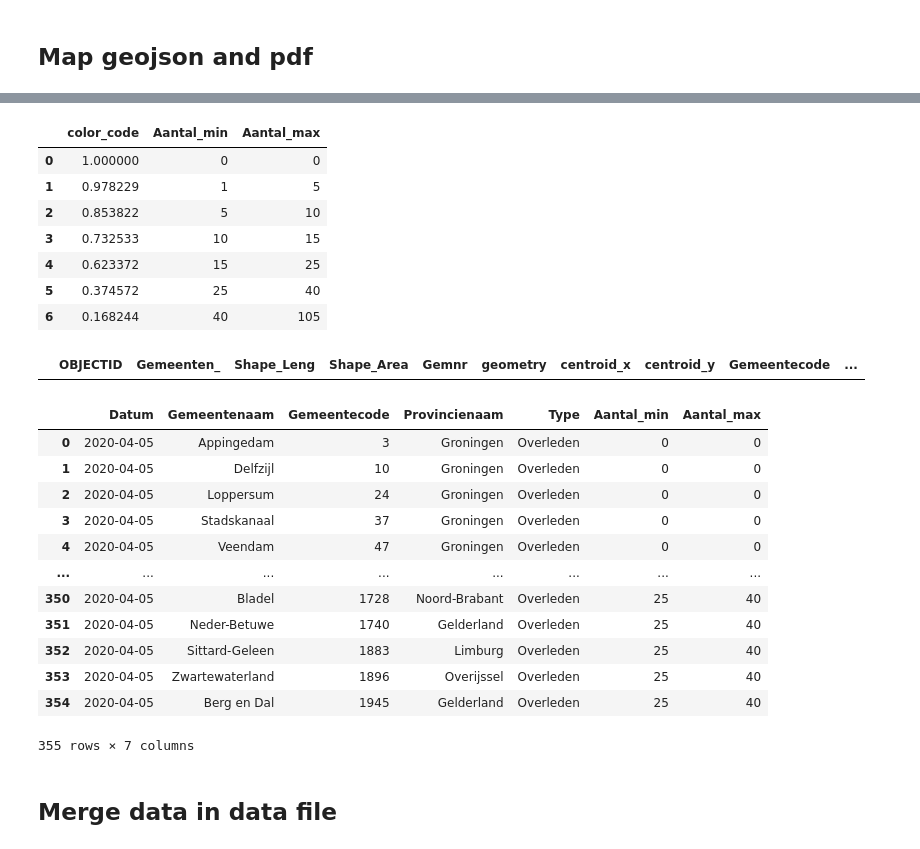
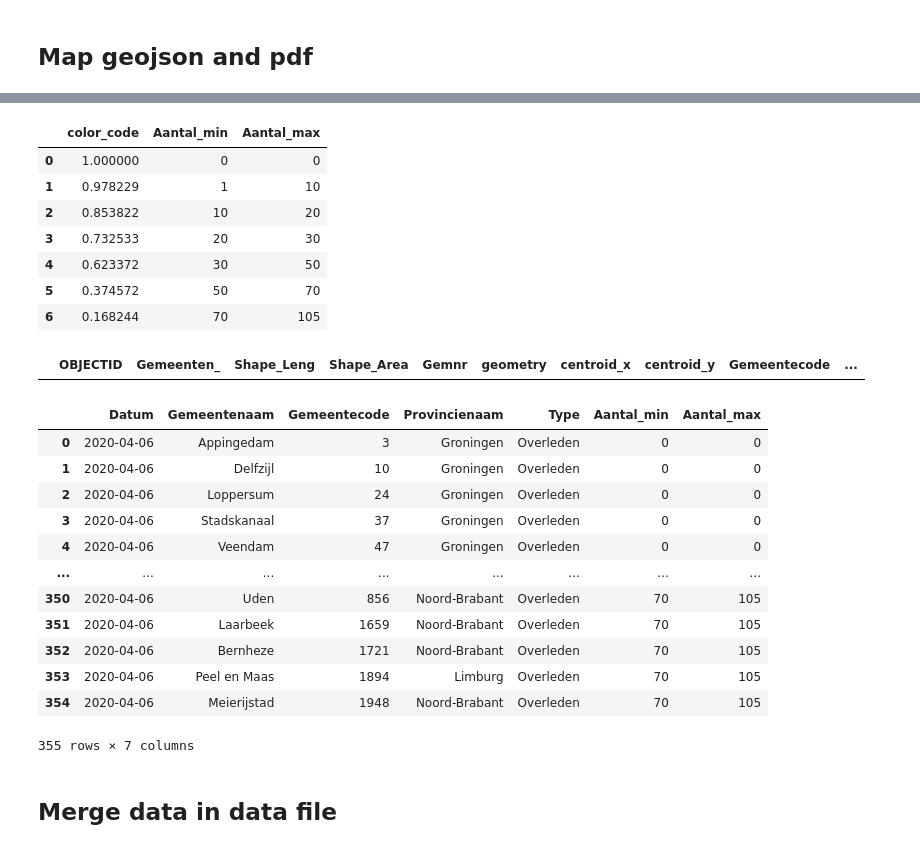
Before and after one commit to J535D165/CoronaWatchNL, a Jupyter notebook: pdf_extract_map.ipynb, the cells around one changed output, grey strips where cells are left out. Cells and saved outputs as stored; diff of their text form; code cells hidden in the pictures.

```diff
--- a/pdf_extract_map.ipynb
+++ b/pdf_extract_map.ipynb
@@ -57,42 +57,42 @@ tmp/8280b75d-4f6f-4039-b99f-4d10e58468d5-15.png
 # %% [markdown]
 ## Static variables
 # %%
-DATE = datetime.date(2020, 4, 5)
+DATE = datetime.date(2020, 4, 6)
 
 # MAP = "Totaal"
 
 # COLOR_BINS = [
 #     (0, 0),
-#     (1, 25),
-#     (25, 50),
-#     (50, 100),
-#     (100, 200),
-#     (200, 300),
-#     (300, 635)
+#     (1, 70),
+#     (70, 115),
+#     (115, 185),
+#     (185, 280),
+#     (280, 440),
+#     (440, 650)
 # ]
 
 # MAP = "Ziekenhuisopname"
 
 # COLOR_BINS = [
 #     (0, 0),
-#     (1, 10),
-#     (10,30),
-#     (30,50),
-#     (50, 100),
-#     (100, 150),
-#     (150, 270)
+#     (1, 25),
+#     (25,40),
+#     (40,65),
+#     (65, 95),
+#     (95, 160),
+#     (160, 275)
 # ]
 
 MAP = "Overleden"
 
 COLOR_BINS = [
     (0, 0),
-    (1, 5),
-    (5, 10),
-    (10, 15),
-    (15, 25),
-    (25, 40),
-    (40, 105)
+    (1, 10),
+    (10, 20),
+    (20, 30),
+    (30, 50),
+    (50, 70),
+    (70, 105)
 ]
 # %%
 plt.figure(figsize=[12,20])
@@ -269,12 +269,12 @@ color_map
 # %% [output]
 |  | color_code | Aantal_min | Aantal_max |
 | 0 | 1.000000 | 0 | 0 |
-| 1 | 0.978229 | 1 | 5 |
-| 2 | 0.853822 | 5 | 10 |
-| 3 | 0.732533 | 10 | 15 |
-| 4 | 0.623372 | 15 | 25 |
-| 5 | 0.374572 | 25 | 40 |
-| 6 | 0.168244 | 40 | 105 |
+| 1 | 0.978229 | 1 | 10 |
+| 2 | 0.853822 | 10 | 20 |
+| 3 | 0.732533 | 20 | 30 |
+| 4 | 0.623372 | 30 | 50 |
+| 5 | 0.374572 | 50 | 70 |
+| 6 | 0.168244 | 70 | 105 |
 # %%
 gemeenten[np.round(gemeenten["color_code"], 3) == 0.551]
 # gemeenten[np.round(gemeenten["color_code"], 3) == 0.548]
@@ -282,24 +282,24 @@ gemeenten[np.round(gemeenten["color_code"], 3) == 0.551]
 |  | OBJECTID | Gemeenten_ | Shape_Leng | Shape_Area | Gemnr | geometry | centroid_x | centroid_y | Gemeentecode | ... |
 # %%
 new_data = gemeenten.merge(color_map, on="color_code")
-new_data["Datum"] = DATE
+new_data["Datum"] = str(DATE)
 new_data["Type"] = MAP
 
 new_data = new_data[["Datum", "Gemeentenaam", "Gemeentecode", "Provincienaam", "Type", "Aantal_min", "Aantal_max"]]
 new_data
 # %% [output]
 |  | Datum | Gemeentenaam | Gemeentecode | Provincienaam | Type | Aantal_min | Aantal_max |
-| 0 | 2020-04-05 | Appingedam | 3 | Groningen | Overleden | 0 | 0 |
-| 1 | 2020-04-05 | Delfzijl | 10 | Groningen | Overleden | 0 | 0 |
-| 2 | 2020-04-05 | Loppersum | 24 | Groningen | Overleden | 0 | 0 |
-| 3 | 2020-04-05 | Stadskanaal | 37 | Groningen | Overleden | 0 | 0 |
-| 4 | 2020-04-05 | Veendam | 47 | Groningen | Overleden | 0 | 0 |
+| 0 | 2020-04-06 | Appingedam | 3 | Groningen | Overleden | 0 | 0 |
+| 1 | 2020-04-06 | Delfzijl | 10 | Groningen | Overleden | 0 | 0 |
+| 2 | 2020-04-06 | Loppersum | 24 | Groningen | Overleden | 0 | 0 |
+| 3 | 2020-04-06 | Stadskanaal | 37 | Groningen | Overleden | 0 | 0 |
+| 4 | 2020-04-06 | Veendam | 47 | Groningen | Overleden | 0 | 0 |
 | ... | ... | ... | ... | ... | ... | ... | ... |
-| 350 | 2020-04-05 | Bladel | 1728 | Noord-Brabant | Overleden | 25 | 40 |
-| 351 | 2020-04-05 | Neder-Betuwe | 1740 | Gelderland | Overleden | 25 | 40 |
-| 352 | 2020-04-05 | Sittard-Geleen | 1883 | Limburg | Overleden | 25 | 40 |
-| 353 | 2020-04-05 | Zwartewaterland | 1896 | Overijssel | Overleden | 25 | 40 |
-| 354 | 2020-04-05 | Berg en Dal | 1945 | Gelderland | Overleden | 25 | 40 |
+| 350 | 2020-04-06 | Uden | 856 | Noord-Brabant | Overleden | 70 | 105 |
+| 351 | 2020-04-06 | Laarbeek | 1659 | Noord-Brabant | Overleden | 70 | 105 |
+| 352 | 2020-04-06 | Bernheze | 1721 | Noord-Brabant | Overleden | 70 | 105 |
+| 353 | 2020-04-06 | Peel en Maas | 1894 | Limburg | Overleden | 70 | 105 |
+| 354 | 2020-04-06 | Meierijstad | 1948 | Noord-Brabant | Overleden | 70 | 105 |
 355 rows × 7 columns
 # %% [markdown]
 ## Merge data in data file
```
Also changed, not shown: parts of 14 cells of this notebook, 49 other files.
